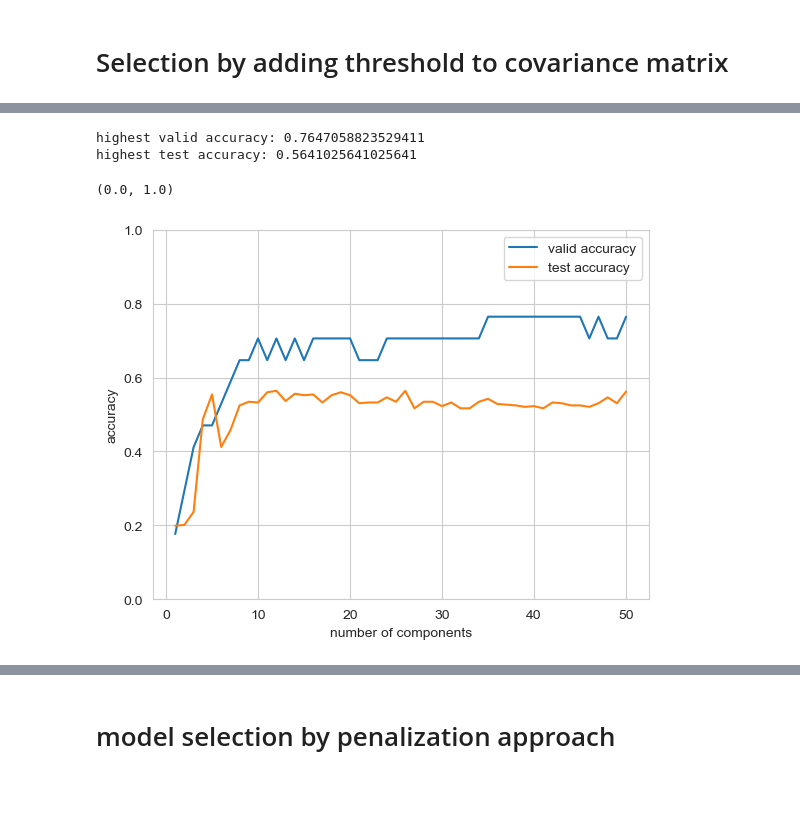
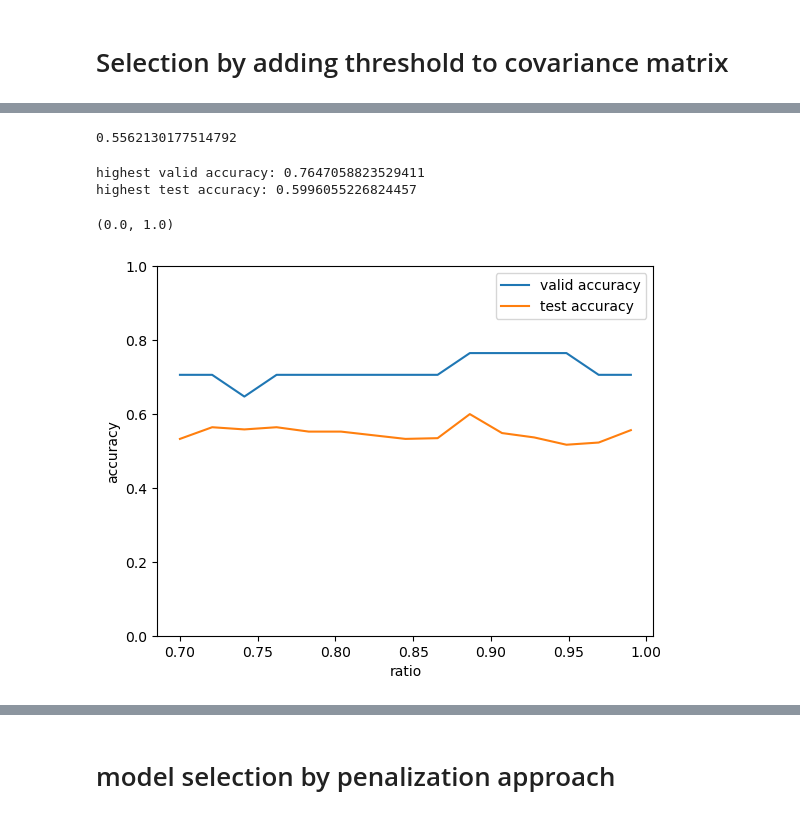
Before and after one commit to hereistheusername/Urban-Land-Cover-Data-Analysis, a Jupyter notebook: urban land cover analysis.ipynb, the cells around one changed output, grey strips where cells are left out. Drawn from its saved outputs; the diff is of its cells as text; code cells hidden in the pictures; blank space fills up the shorter version.

```diff
--- a/urban land cover analysis.ipynb
+++ b/urban land cover analysis.ipynb
@@ -268,7 +278,7 @@ accuracy: 58.8235%
 # %% [markdown]
 The accuracy didn't improve anymore.
 # %%
-y_pred = clf.predict(pca.transform(X_test)[:, :24])
+y_pred = clf.predict(pca.transform(X_test)[:, :index_of_95 + 1])
 comp = (np.argmax(y_pred, axis=1) == np.argmax(y_test.to_numpy(), axis=1))
 acc = np.sum(comp)/len(comp)
 print('accuracy on test data: {:.4f}%'.format(100* acc))
@@ -307,11 +318,13 @@ def selecting_by_thresholding(X: np.ndarray,
                               y_test: np.ndarray,
                               cov_matrix: np.ndarray,
                               threshold_array: typing.Iterable,
-                              cumulative_variance: int = 0.95) -> typing.Tuple:
+                              cumulative_variance: float = 0.95) -> typing.Tuple:
     acc_array = list()
     better_model = None
     trans_U = None
     highest_acc = -1
+    comp_highest_acc = -1
+    at_threshold = -1
     for t in threshold_array:
         S = cov_matrix.copy()
         S[S < t] = 0
@@ -335,8 +348,10 @@ def selecting_by_thresholding(X: np.ndarray,
             better_model = model
             trans_U = U
             highest_acc = acc
+            comp_highest_acc = index_of_95
+            at_threshold = t
 
-    return acc_array, better_model, trans_U, highest_acc
+    return acc_array, better_model, trans_U, highest_acc, highest_acc + 1, 100 * (at_threshold - threshold_array[0]) / (threshold_array[-1] - threshold_array[0])
 # %%
 X_train, X_valid, y_train, y_valid = train_test_split(data_standardized, y_in_ohc, train_size=0.9, random_state=42)
 cov_matrix = np.cov(X_train, rowvar=False)
@@ -389,34 +420,35 @@ np.mean(comp)
 # %%
-# y_pred = better_model.predict(np.matmul(X_test, U))
-# comp = np.equal(np.argmax(y_pred, axis=1), np.argmax(y_test.to_numpy(), axis=1))
-# np.mean(comp)
+y_pred = better_model.predict(np.matmul(X_test, U))
+comp = np.equal(np.argmax(y_pred, axis=1), np.argmax(y_test.to_numpy(), axis=1))
+np.mean(comp)
+# %% [output]
+0.5562130177514792
 # %%
-# valid_acc = list()
-# test_acc = list()
-# num_of_components = np.linspace(1, 50, 50, dtype=np.int32)
-# for n in num_of_components:
-#     acc_array, better_model, U, highest_acc = selecting_by_thresholding(
-#         X_train, y_train, X_valid, y_valid, cov_matrix, n, threshold_array
-#     )
-#     valid_acc.append(highest_acc)
-#     y_pred = better_model.predict(np.matmul(X_test, U))
-#     comp = np.equal(np.argmax(y_pred, axis=1), np.argmax(y_test.to_numpy(), axis=1))
-#     test_acc.append(np.mean(comp))
+valid_acc_threshold = list()
+test_acc_threshold = list()
+for r in ratios:
+    acc_array, better_model, U, highest_acc, comp_highest_acc, at_threshold = selecting_by_thresholding(
+    X_train, y_train, X_valid, y_valid, cov_matrix, threshold_array, cumulative_variance=r
+)
+    valid_acc_threshold.append(highest_acc)
+    y_pred = better_model.predict(np.matmul(X_test, U))
+    comp = np.equal(np.argmax(y_pred, axis=1), np.argmax(y_test.to_numpy(), axis=1))
+    test_acc_threshold.append(np.mean(comp))
 # %%
-# print('''highest valid accuracy: {}
-# highest test accuracy: {}'''.format(np.max(valid_acc), np.max(test_acc)))
+print('''highest valid accuracy: {}
+highest test accuracy: {}'''.format(np.max(valid_acc), np.max(test_acc)))
 # %% [output]
 highest valid accuracy: 0.7647058823529411
-highest test accuracy: 0.5641025641025641
+highest test accuracy: 0.5996055226824457
 # %%
 fig = plt.figure()
 ax = fig.gca()
-ax.plot(num_of_components, valid_acc, label='valid accuracy')
-ax.plot(num_of_components, test_acc, label='test accuracy')
-ax.set_xlabel('number of components')
+ax.plot(ratios, valid_acc_threshold, label='valid accuracy')
+ax.plot(ratios, test_acc_threshold, label='test accuracy')
+ax.set_xlabel('ratio')
 ax.set_ylabel('accuracy')
 ax.legend()
 ax.set_ylim([0, 1])
 # %% [output]
 (0.0, 1.0)
-[figure, old version]
+[figure, new version]
```
Also changed, not shown: parts of 18 cells of this notebook, 2 other files.
